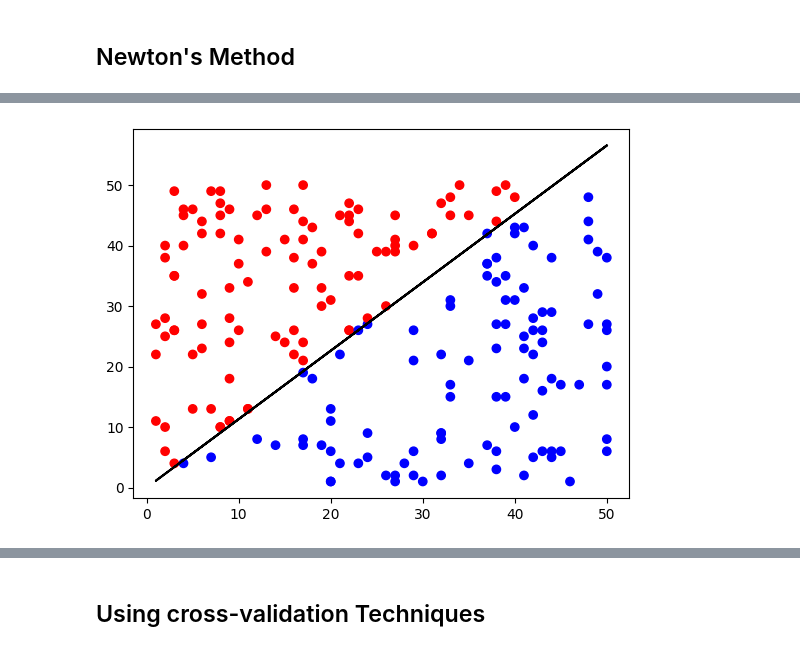
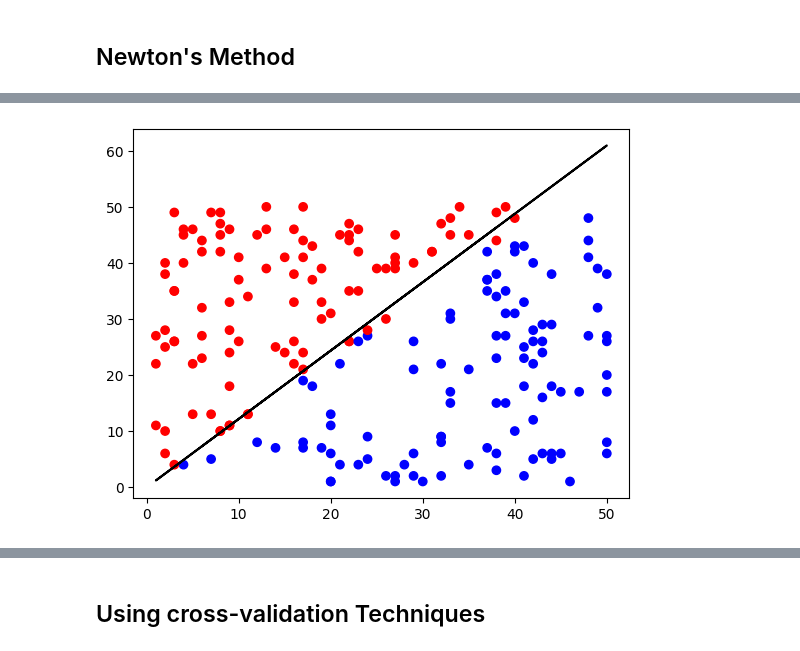
Before and after one commit to AbinashChetia/log_reg_ac, a Jupyter notebook: eg_logReg.ipynb, the cells around one changed output, grey strips where cells are left out. Drawn from its saved outputs; the diff is of its cells as text; code cells hidden in the pictures.

```diff
--- a/eg_logReg.ipynb
+++ b/eg_logReg.ipynb
@@ -92,12 +95,12 @@ fig.savefig('plots/nwt_confusion_matrix.png')
 # %%
-nwt_vals = np.dot(data_x, nwt_trained_weights).flatten()
+nwt_vals = np.dot(np.c_[np.ones((data_x.shape[0], 1)), data_x], nwt_trained_weights).flatten()
 nwt_plot_y = []
 for i in range(len(nwt_vals)):
-    nwt_plot_y.append((-nwt_trained_weights[0] * data_x.iloc[i, 0]) / nwt_trained_weights[1])
+    nwt_plot_y.append(-(nwt_trained_weights[0] + (nwt_trained_weights[1] * data_x.iloc[i, 0])) / nwt_trained_weights[2])
 fig = plt.figure()
 plt.plot(data_x.iloc[:, 0], nwt_plot_y, c='black')
 plt.scatter(data_x.iloc[:, 0], data_x.iloc[:, 1], c=data_y.map({0: 'blue', 1: 'red'}), marker='o')
 plt.show()
 fig.savefig('plots/nwt_data_dist_db.png')
 # %% [output]
-[figure, old version]
+[figure, new version]
```
Also changed, not shown: parts of 35 cells of this notebook, 22 other files.
